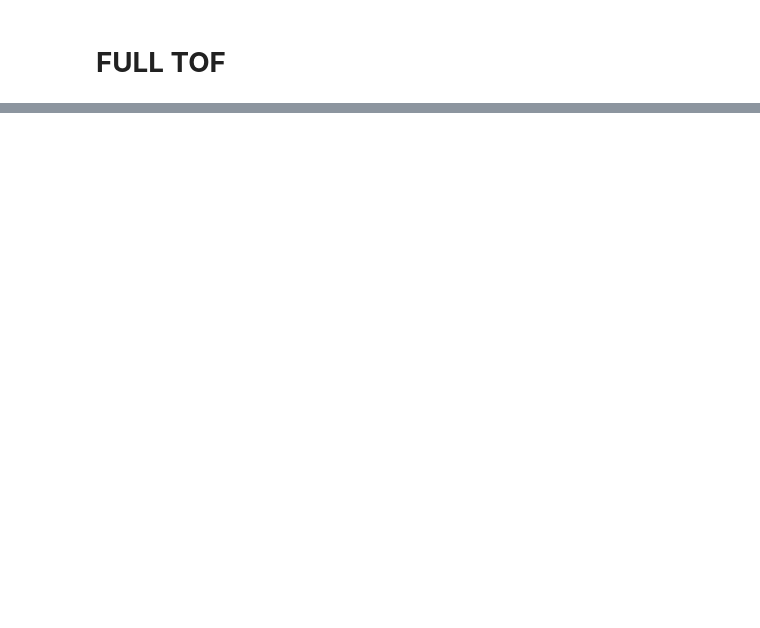
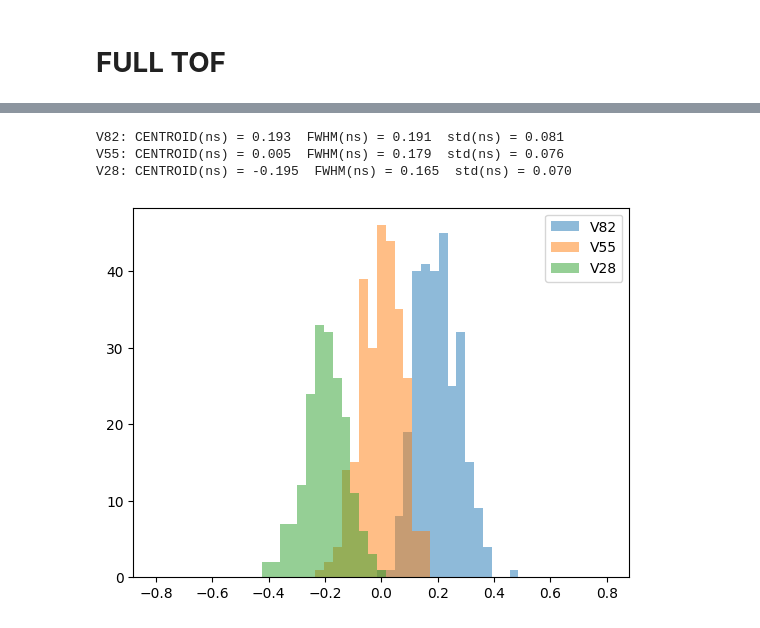
Before and after one commit to wjosefw/Signal-processing-with-Neural-networks, a Jupyter notebook: DEEP_TIMING_CONVOLUTIONAL.ipynb, the cells around one changed output, grey strips where cells are left out. Saved outputs shown, nothing was run; the diff lists cells and outputs as text; code cells hidden in the pictures; blank space fills up the shorter version.

```diff
--- a/DEEP_TIMING_CONVOLUTIONAL.ipynb
+++ b/DEEP_TIMING_CONVOLUTIONAL.ipynb
@@ -376,0 +405,32 @@ test_dec1_V82 = np.stack((REFERENCE_PULSE_dec1[:new_V82.shape[0],:,0],new_V82[:,
+# %%
+epoch = 728
+#------------------------------------------- Histogram and gaussian fit -----------------------------------------------
+nbins=51
+histogN_V82, binsN, patchesN  = plt.hist(-1*(TOFN_V82_array[index,epoch,:]) + np.mean(TOFN_V55_array[index,epoch,:]),bins=nbins,range=[-0.8,0.8],alpha = 0.5,label='V82');
+cbinsN = 0.5*(binsN[1:]+binsN[0:-1])
+HN, AN, x0N_V82, sigmaN_V82 = gauss_fit(cbinsN, histogN_V82)
+
+histogN_V55, binsN, patchesN  = plt.hist(-1*(TOFN_V55_array[index,epoch,:]) + np.mean(TOFN_V55_array[index,epoch,:]),bins=nbins,range=[-0.8,0.8],alpha = 0.5,label='V55');
+cbinsN = 0.5*(binsN[1:]+binsN[0:-1])
+HN, AN, x0N_V55, sigmaN_V55 = gauss_fit(cbinsN, histogN_V55)
+
+histogN_V28, binsN, patchesN  = plt.hist(-1*(TOFN_V28_array[index,epoch,:]) + np.mean(TOFN_V55_array[index,epoch,:]),bins=nbins,range=[-0.8,0.8],alpha = 0.5,label='V28');
+cbinsN = 0.5*(binsN[1:]+binsN[0:-1])
+HN, AN, x0N_V28, sigmaN_V28 = gauss_fit(cbinsN, histogN_V28)
+plt.legend()
+
+
+FWHMN_V82 = 2.35482 * sigmaN_V82
+FWHMN_V55 = 2.35482 * sigmaN_V55
+FWHMN_V28 = 2.35482 * sigmaN_V28
+
+
+print('')
+print("V82: CENTROID(ns) = %.3f  FWHM(ns) = %.3f  std(ns) = %.3f" % (x0N_V82, FWHMN_V82, sigmaN_V82))
+print("V55: CENTROID(ns) = %.3f  FWHM(ns) = %.3f  std(ns) = %.3f" % (x0N_V55, FWHMN_V55, sigmaN_V55))
+print("V28: CENTROID(ns) = %.3f  FWHM(ns) = %.3f  std(ns) = %.3f" % (x0N_V28, FWHMN_V28, sigmaN_V28))
+# %% [output]
+V82: CENTROID(ns) = 0.193  FWHM(ns) = 0.191  std(ns) = 0.081
+V55: CENTROID(ns) = 0.005  FWHM(ns) = 0.179  std(ns) = 0.076
+V28: CENTROID(ns) = -0.195  FWHM(ns) = 0.165  std(ns) = 0.070
+[figure, added]
```
Also changed, not shown: parts of 35 cells of this notebook.
